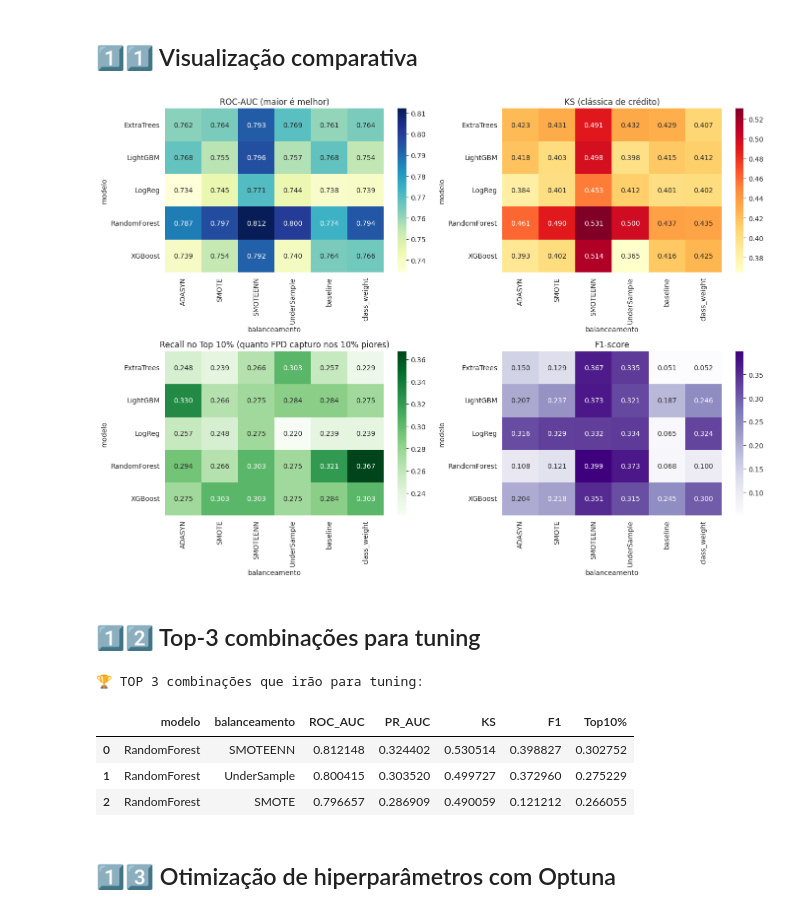
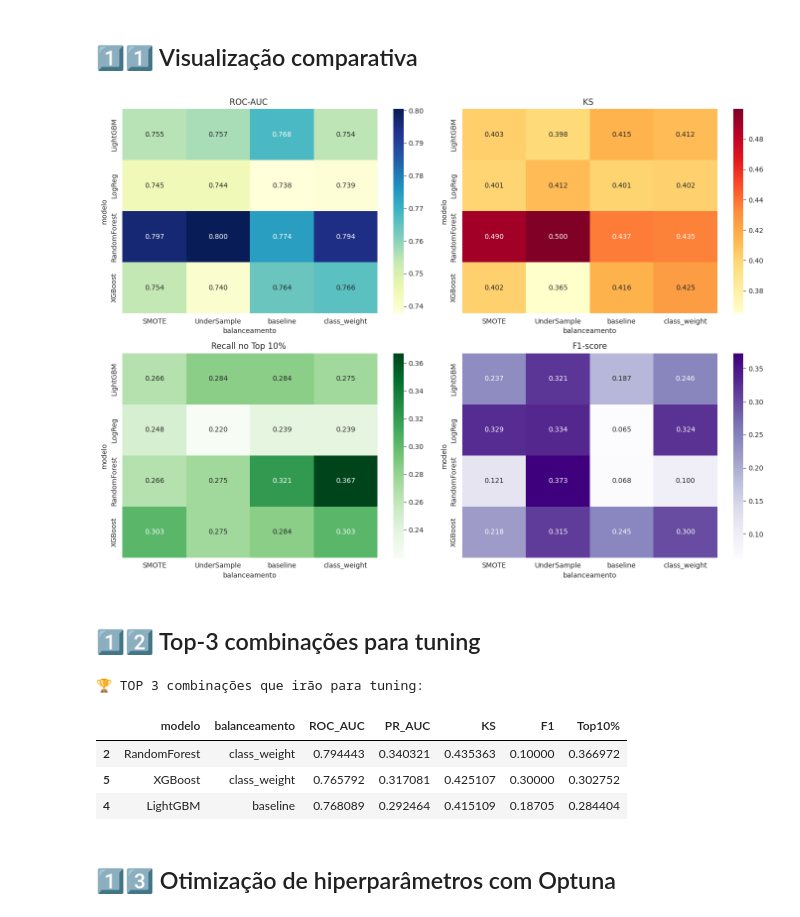
Before and after one commit to daviferreira-dev/Science_Hackathon_TMB, a Jupyter notebook: tmb.ipynb, the cells around one changed output. Drawn from its saved outputs; the diff is of its cells as text; code cells hidden in the pictures.

```diff
--- a/tmb.ipynb
+++ b/tmb.ipynb
@@ -255,14 +242,10 @@ def get_resampled(strategy, X, y, seed=SEED):
         return X, y
     if strategy == 'SMOTE':
         return SMOTE(random_state=seed, k_neighbors=5).fit_resample(X, y)
-    if strategy == 'ADASYN':
-        return ADASYN(random_state=seed, n_neighbors=5).fit_resample(X, y)
     if strategy == 'UnderSample':
         return RandomUnderSampler(random_state=seed).fit_resample(X, y)
-    if strategy == 'SMOTEENN':
-        return SMOTEENN(random_state=seed).fit_resample(X, y)
     raise ValueError(strategy)
 
-STRATEGIES = ['baseline', 'class_weight', 'SMOTE', 'ADASYN', 'UnderSample', 'SMOTEENN']
+STRATEGIES = ['class_weight', 'SMOTE', 'UnderSample', 'baseline']
 print('Estratégias:', STRATEGIES)
 # %% [output]
@@ -277,8 +260,6 @@ def build_models(use_class_weight=False):
                                           class_weight='balanced' if use_class_weight else None),
         'RandomForest': RandomForestClassifier(n_estimators=300, random_state=SEED, n_jobs=-1,
                                               class_weight='balanced' if use_class_weight else None),
-        'ExtraTrees':   ExtraTreesClassifier(n_estimators=300, random_state=SEED, n_jobs=-1,
-                                            class_weight='balanced' if use_class_weight else None),
         'XGBoost':      XGBClassifier(n_estimators=300, random_state=SEED, n_jobs=-1,
                                       use_label_encoder=False, eval_metric='auc',
                                       scale_pos_weight=scale_pos_weight if use_class_weight else 1),
@@ -368,38 +349,47 @@ df_results.round(4)
 # %%
 fig, axes = plt.subplots(2, 2, figsize=(14, 10))
 
 pivot_roc = df_results.pivot(index='modelo', columns='balanceamento', values='ROC_AUC')
 sns.heatmap(pivot_roc, annot=True, fmt='.3f', cmap='YlGnBu', ax=axes[0,0])
-axes[0,0].set_title('ROC-AUC (maior é melhor)')
+axes[0,0].set_title('ROC-AUC ')
 
 pivot_ks = df_results.pivot(index='modelo', columns='balanceamento', values='KS')
 sns.heatmap(pivot_ks, annot=True, fmt='.3f', cmap='YlOrRd', ax=axes[0,1])
-axes[0,1].set_title('KS (clássica de crédito)')
+axes[0,1].set_title('KS ')
 
 pivot_top = df_results.pivot(index='modelo', columns='balanceamento', values='Top10%')
 sns.heatmap(pivot_top, annot=True, fmt='.3f', cmap='Greens', ax=axes[1,0])
-axes[1,0].set_title('Recall no Top 10% (quanto FPD capturo nos 10% piores)')
+axes[1,0].set_title('Recall no Top 10% ')
 
 pivot_f1 = df_results.pivot(index='modelo', columns='balanceamento', values='F1')
 sns.heatmap(pivot_f1, annot=True, fmt='.3f', cmap='Purples', ax=axes[1,1])
 axes[1,1].set_title('F1-score')
 
 plt.tight_layout()
 plt.show()
 # %% [output]
-[figure, old version]
+[figure, new version]
 # %% [markdown]
 ## 1️⃣2️⃣ Top-3 combinações para tuning
 # %%
-top3 = df_results.head(3).reset_index(drop=True)
+from sklearn.preprocessing import MinMaxScaler
+scaler = MinMaxScaler()
+metrics_to_use = ['ROC_AUC', 'KS', 'Top10%']
+df_results['score_combinado'] = scaler.fit_transform(df_results[metrics_to_use]).mean(axis=1)
+
+# 2. Ordenar pelo score combinado
+top3 = df_results.sort_values(by='score_combinado', ascending=False)
+
+# 3. GARANTIR DIVERSIDADE: Pegar o melhor de cada modelo (opcional, mas recomendado)
+top3 = top3.groupby('modelo').head(1).sort_values(by='score_combinado', ascending=False).head(3)
 print('🏆 TOP 3 combinações que irão para tuning:')
 top3[['modelo','balanceamento','ROC_AUC','PR_AUC','KS','F1','Top10%']]
 # %% [output]
 🏆 TOP 3 combinações que irão para tuning:
 |  | modelo | balanceamento | ROC_AUC | PR_AUC | KS | F1 | Top10% |
-| 0 | RandomForest | SMOTEENN | 0.812148 | 0.324402 | 0.530514 | 0.398827 | 0.302752 |
-| 1 | RandomForest | UnderSample | 0.800415 | 0.303520 | 0.499727 | 0.372960 | 0.275229 |
-| 2 | RandomForest | SMOTE | 0.796657 | 0.286909 | 0.490059 | 0.121212 | 0.266055 |
+| 2 | RandomForest | class_weight | 0.794443 | 0.340321 | 0.435363 | 0.10000 | 0.366972 |
+| 5 | XGBoost | class_weight | 0.765792 | 0.317081 | 0.425107 | 0.30000 | 0.302752 |
+| 4 | LightGBM | baseline | 0.768089 | 0.292464 | 0.415109 | 0.18705 | 0.284404 |
 # %% [markdown]
 ## 1️⃣3️⃣ Otimização de hiperparâmetros com Optuna
 # %%
```
Also changed, not shown: parts of 11 cells of this notebook.
